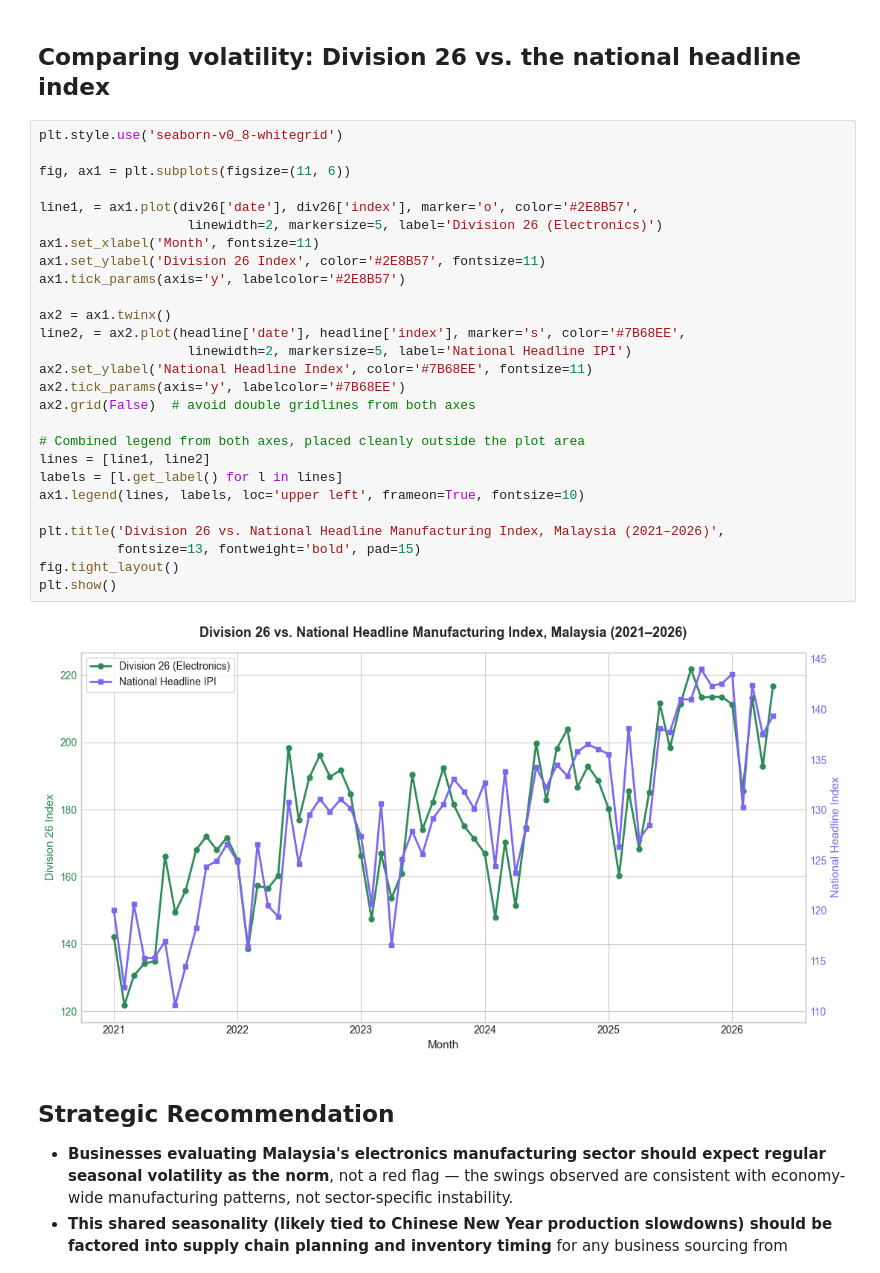
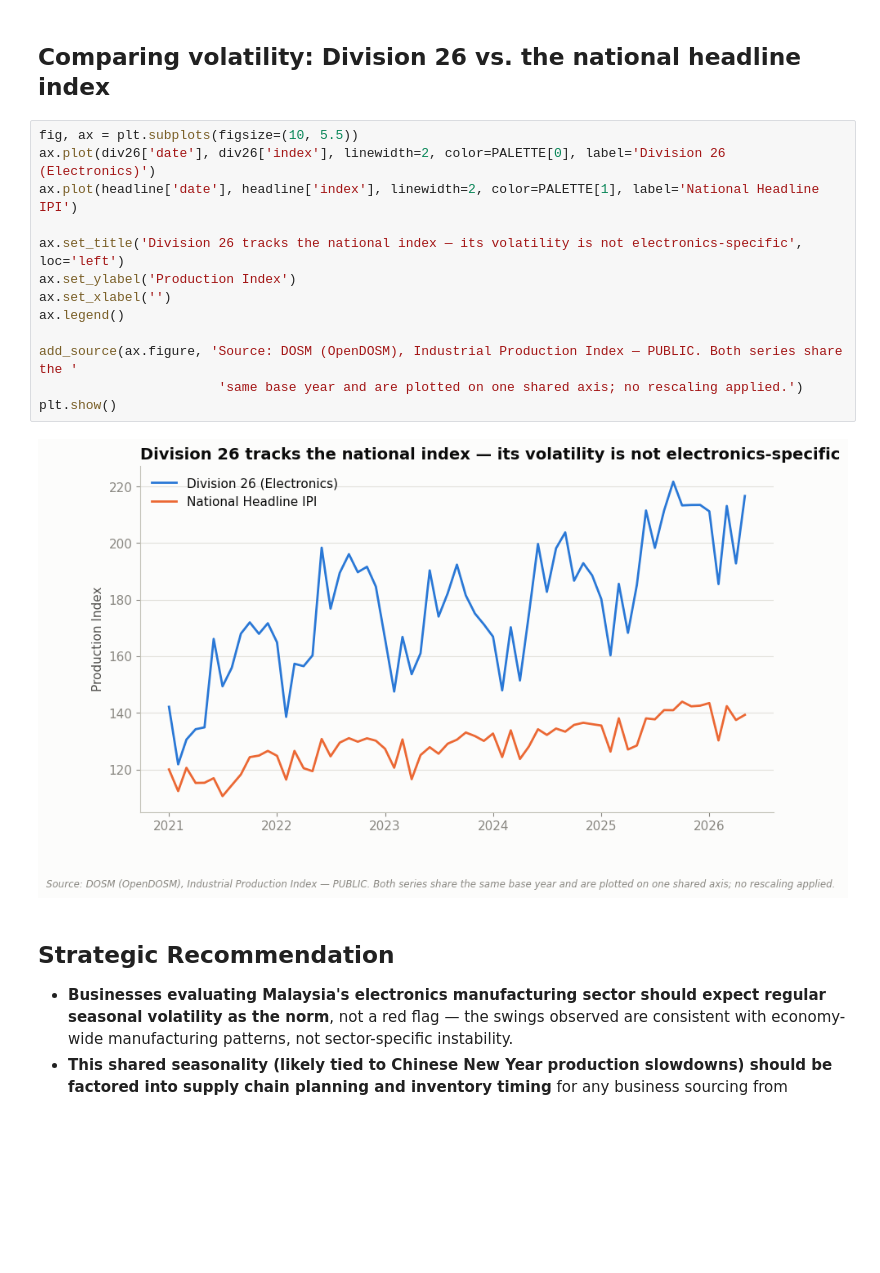
Before and after one commit to ooi-darren/malaysia-semiconductor-shortage-impact, a Jupyter notebook: notebooks/02-electronics-vs-economywide-manufacturing-volatility.ipynb, the cells around one changed output. Cells and saved outputs as stored; diff of their text form; blank space fills up the shorter version.

```diff
--- a/notebooks/02-electronics-vs-economywide-manufacturing-volatility.ipynb
+++ b/notebooks/02-electronics-vs-economywide-manufacturing-volatility.ipynb
@@ -42,34 +75,20 @@ print(div26.shape, headline.shape)
 # %% [markdown]
 ## Comparing volatility: Division 26 vs. the national headline index
 # %%
-plt.style.use('seaborn-v0_8-whitegrid')
+fig, ax = plt.subplots(figsize=(10, 5.5))
+ax.plot(div26['date'], div26['index'], linewidth=2, color=PALETTE[0], label='Division 26 (Electronics)')
+ax.plot(headline['date'], headline['index'], linewidth=2, color=PALETTE[1], label='National Headline IPI')
 
-fig, ax1 = plt.subplots(figsize=(11, 6))
+ax.set_title('Division 26 tracks the national index — its volatility is not electronics-specific', loc='left')
+ax.set_ylabel('Production Index')
+ax.set_xlabel('')
+ax.legend()
 
-line1, = ax1.plot(div26['date'], div26['index'], marker='o', color='#2E8B57',
-                   linewidth=2, markersize=5, label='Division 26 (Electronics)')
-ax1.set_xlabel('Month', fontsize=11)
-ax1.set_ylabel('Division 26 Index', color='#2E8B57', fontsize=11)
-ax1.tick_params(axis='y', labelcolor='#2E8B57')
-
-ax2 = ax1.twinx()
-line2, = ax2.plot(headline['date'], headline['index'], marker='s', color='#7B68EE',
-                   linewidth=2, markersize=5, label='National Headline IPI')
-ax2.set_ylabel('National Headline Index', color='#7B68EE', fontsize=11)
-ax2.tick_params(axis='y', labelcolor='#7B68EE')
-ax2.grid(False)  # avoid double gridlines from both axes
-
-# Combined legend from both axes, placed cleanly outside the plot area
-lines = [line1, line2]
-labels = [l.get_label() for l in lines]
-ax1.legend(lines, labels, loc='upper left', frameon=True, fontsize=10)
-
-plt.title('Division 26 vs. National Headline Manufacturing Index, Malaysia (2021–2026)',
-          fontsize=13, fontweight='bold', pad=15)
-fig.tight_layout()
+add_source(ax.figure, 'Source: DOSM (OpenDOSM), Industrial Production Index — PUBLIC. Both series share the '
+                       'same base year and are plotted on one shared axis; no rescaling applied.')
 plt.show()
 # %% [output]
-[figure, old version]
+[figure, new version]
 # %% [markdown]
 ## Strategic Recommendation
 
```
Also changed, not shown: parts of 1 cell of this notebook, 1 other file.
